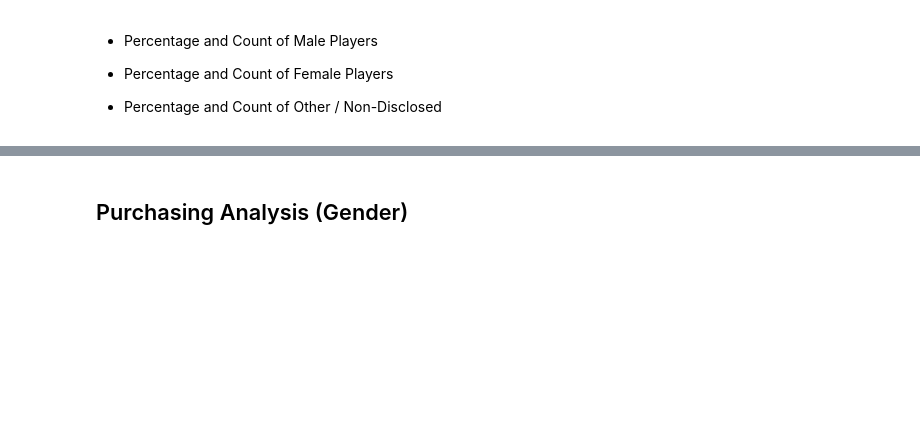
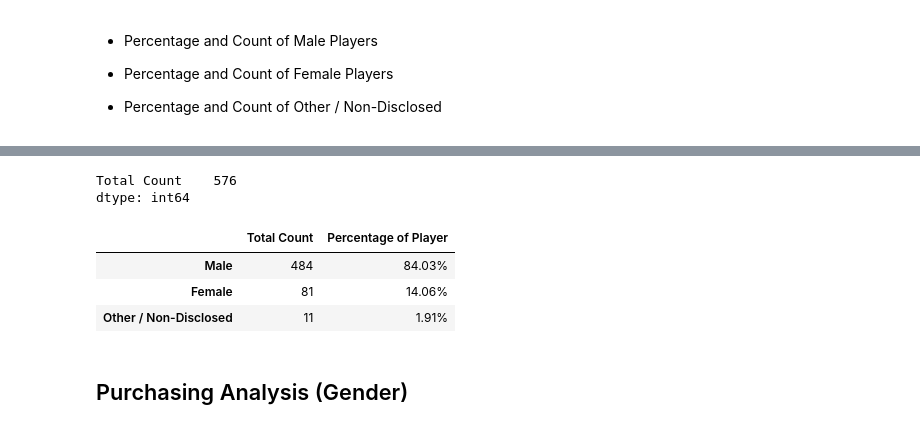
Before and after one commit to i1620/pandas-challenge, a Jupyter notebook: HeroesOfPymoli/HeroesOfPymoli_starter.ipynb, the cells around one changed output, grey strips where cells are left out. Saved outputs shown, nothing was run; the diff lists cells and outputs as text; code cells hidden in the pictures; blank space fills up the shorter version.

```diff
--- a/HeroesOfPymoli/HeroesOfPymoli_starter.ipynb
+++ b/HeroesOfPymoli/HeroesOfPymoli_starter.ipynb
@@ -120,3 +78,25 @@ male_percent
+# %%
+#male count
+all_count = data_df["Gender"].value_counts()
+gender_count = pd.DataFrame(all_count)
+gender_count = gender_count.rename(columns={"Gender":"Total Count"})
+gender_count["Total Count"].astype("float")
+sum_count = gender_count.sum()
+sum_count
+# %% [output]
+Total Count    576
+dtype: int64
+# %%
+gender_percent = gender_count["Total Count"]/576
+new_gender_percent = gender_percent*100
+format_gender_percent = new_gender_percent.map("{:.2f}%".format)
+gender_count["Percentage of Player"] = format_gender_percent
+gender_count
+# %% [output]
+|  | Total Count | Percentage of Player |
+| Male | 484 | 84.03% |
+| Female | 81 | 14.06% |
+| Other / Non-Disclosed | 11 | 1.91% |
 # %% [markdown]
 
 ## Purchasing Analysis (Gender)
```
Also changed, not shown: parts of 11 cells of this notebook.
